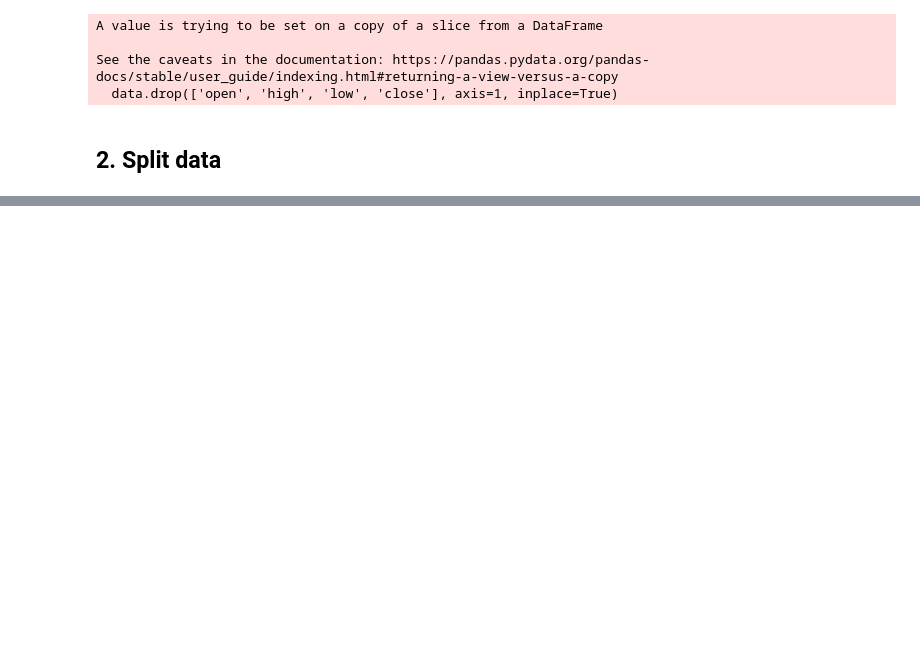
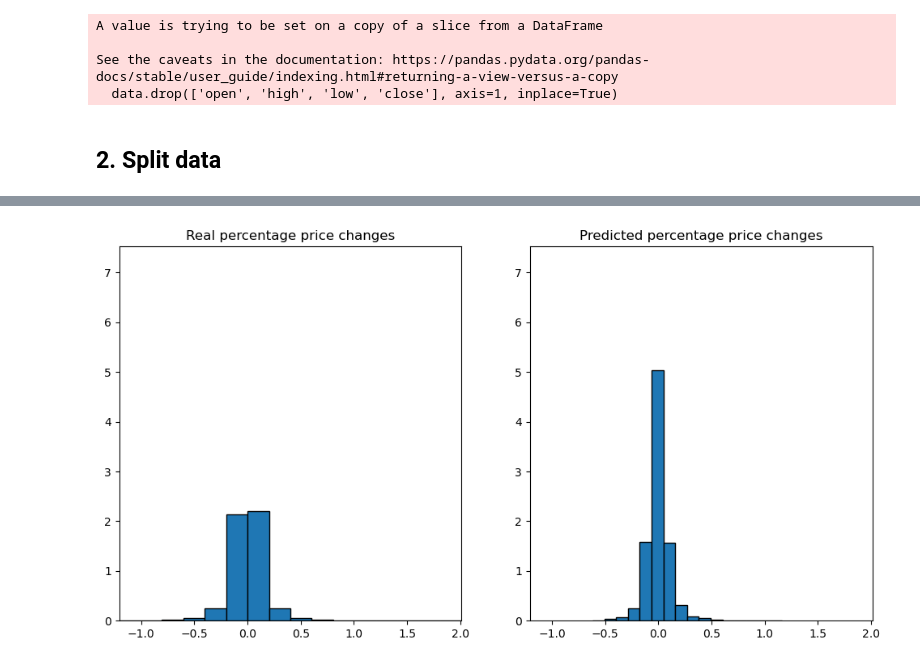
Before and after one commit to pribylr/bp, a Jupyter notebook: thesis_showcase.ipynb, the cells around one changed output, grey strips where cells are left out. Cells and saved outputs as stored; diff of their text form; code cells hidden in the pictures; blank space fills up the shorter version.

```diff
--- a/thesis_showcase.ipynb
+++ b/thesis_showcase.ipynb
@@ -184,0 +289,7 @@ model, best_epoch, train_losses, val_losses = model_trainer.train_model_transfor
+# %%
+real_price_movement_pct = data_processor.find_pct_movements(Xtest_time, target_time, real_price_movement, pip_factor)
+pred_price_movement_pct = data_processor.find_pct_movements(Xtest_time, target_time, pred_price_movement, pip_factor)
+# %%
+visualizer.plot_two_histograms(real_price_movement_pct, pred_price_movement_pct)
+# %% [output]
+[figure, added]
```
Also changed, not shown: parts of 30 cells of this notebook.
